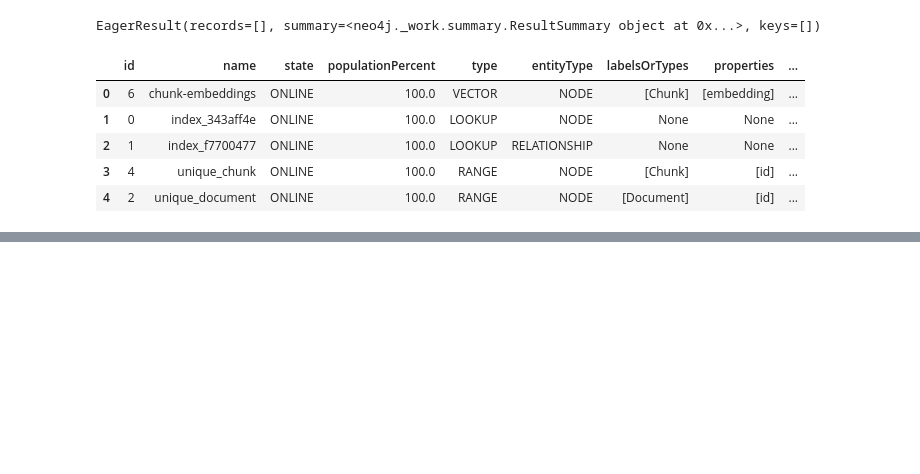
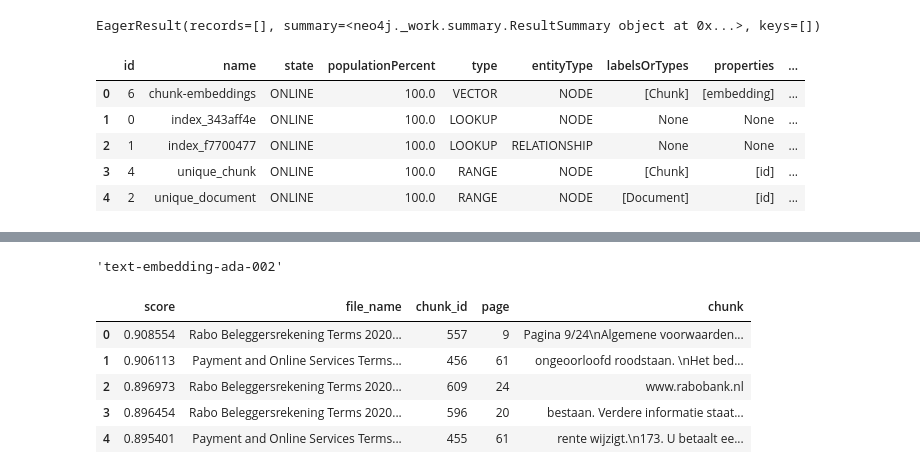
Before and after one commit to erikbijl/rabobank-workshop-genai, a Jupyter notebook: 3 - Create Vector Index.ipynb, the cells around one changed output, grey strips where cells are left out. Cells and saved outputs as stored; diff of their text form; code cells hidden in the pictures; blank space fills up the shorter version.

Commit message:
Uploaded more documents and updated vector index notebook

```diff
--- a/3 - Create Vector Index.ipynb
+++ b/3 - Create Vector Index.ipynb
@@ -132,0 +142,32 @@ schema_result_df.head()
+# %%
+embedding_model.model
+# %% [output]
+'text-embedding-ada-002'
+# %%
+message = "rood staan"
+# %%
+message_vector = embedding_model.embed_query(message)
+# %%
+similarity_query = """
+    CALL db.index.vector.queryNodes("chunk-embeddings", 5, $message_vector) YIELD node, score
+    WITH node as chunk, score ORDER BY score DESC
+    MATCH (d:Document)<-[:PART_OF]-(chunk)
+    RETURN score, d.file_name as file_name, chunk.id as chunk_id, chunk.page as page, chunk.chunk AS chunk
+"""
+# %%
+results_df = driver.execute_query(
+    similarity_query,
+    database_=DATABASE,
+    routing_=RoutingControl.READ,
+    message_vector=message_vector,
+    result_transformer_= lambda r: r.to_df()
+)
+# %%
+results_df
+# %% [output]
+|  | score | file_name | chunk_id | page | chunk |
+| 0 | 0.908554 | Rabo Beleggersrekening Terms 2020... | 557 | 9 | Pagina 9/24\nAlgemene voorwaarden... |
+| 1 | 0.906113 | Payment and Online Services Terms... | 456 | 61 | ongeoorloofd roodstaan. \nHet bed... |
+| 2 | 0.896973 | Rabo Beleggersrekening Terms 2020... | 609 | 24 | www.rabobank.nl |
+| 3 | 0.896454 | Rabo Beleggersrekening Terms 2020... | 596 | 20 | bestaan. Verdere informatie staat... |
+| 4 | 0.895401 | Payment and Online Services Terms... | 455 | 61 | rente wijzigt.\n173. U betaalt ee... |
```
Also changed, not shown: parts of 7 cells of this notebook, 6 other files.
